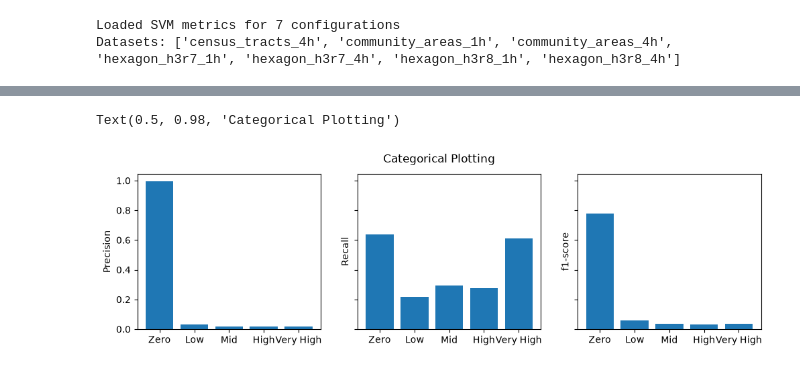
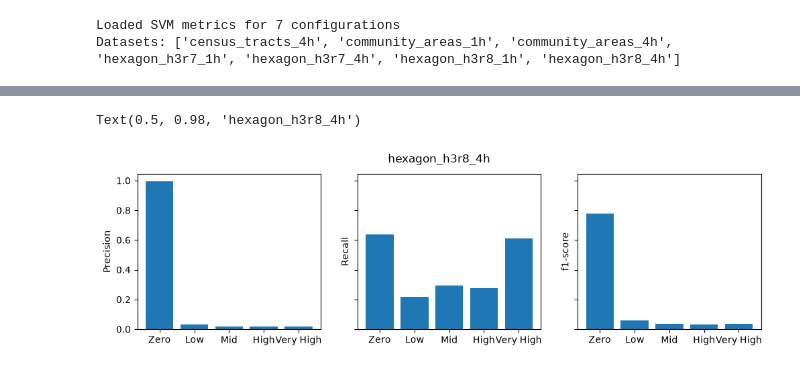
Before and after one commit to angfe/Group-3-AAA, a Jupyter notebook: notebooks/03_04_predictive_analytics_svm_comparison.ipynb, the cells around one changed output, grey strips where cells are left out. Saved outputs shown, nothing was run; the diff lists cells and outputs as text; code cells hidden in the pictures.

```diff
--- a/notebooks/03_04_predictive_analytics_svm_comparison.ipynb
+++ b/notebooks/03_04_predictive_analytics_svm_comparison.ipynb
@@ -335,33 +318,33 @@ prec = svm_met.filter(
 data_prec = {'Zero': prec[0], 'Low': prec[1], 'Mid': prec[2], 'High': prec[3], 'Very High': prec[4]}
 
 rec = svm_met.filter(
     (pl.col("dataset") == "hexagon_h3r8_4h") & (pl.col("metric") == "recall")
 )["value"].to_list()[0]
 data_rec = {'Zero': rec[0], 'Low': rec[1], 'Mid': rec[2], 'High': rec[3], 'Very High': rec[4]}
 
 f1 = svm_met.filter(
     (pl.col("dataset") == "hexagon_h3r8_4h") & (pl.col("metric") == "f1-score")
 )["value"].to_list()[0]
 data_f1 = {'Zero': f1[0], 'Low': f1[1], 'Mid': f1[2], 'High': f1[3], 'Very High': f1[4]}
 
 names_prec = list(data_prec.keys())
 values_prec = list(data_prec.values())
 names_rec = list(data_rec.keys())
 values_rec = list(data_rec.values())
 names_f1 = list(data_f1.keys())
 values_f1 = list(data_f1.values())
 
 fig, axs = plt.subplots(1, 3, figsize=(12, 3), sharey=True)
 
 axs[0].set_ylabel("Precision")
 axs[0].bar(names_prec, values_prec)
 
 axs[1].set_ylabel("Recall")
 axs[1].bar(names_rec, values_rec)
 
 axs[2].set_ylabel("f1-score")
 axs[2].bar(names_f1, values_f1)
-fig.suptitle('Categorical Plotting')
+fig.suptitle('hexagon_h3r8_4h')
 # %% [output]
-Text(0.5, 0.98, 'Categorical Plotting')
+Text(0.5, 0.98, 'hexagon_h3r8_4h')
-[figure, old version]
+[figure, new version]
```
Also changed, not shown: parts of 1 cell of this notebook.
